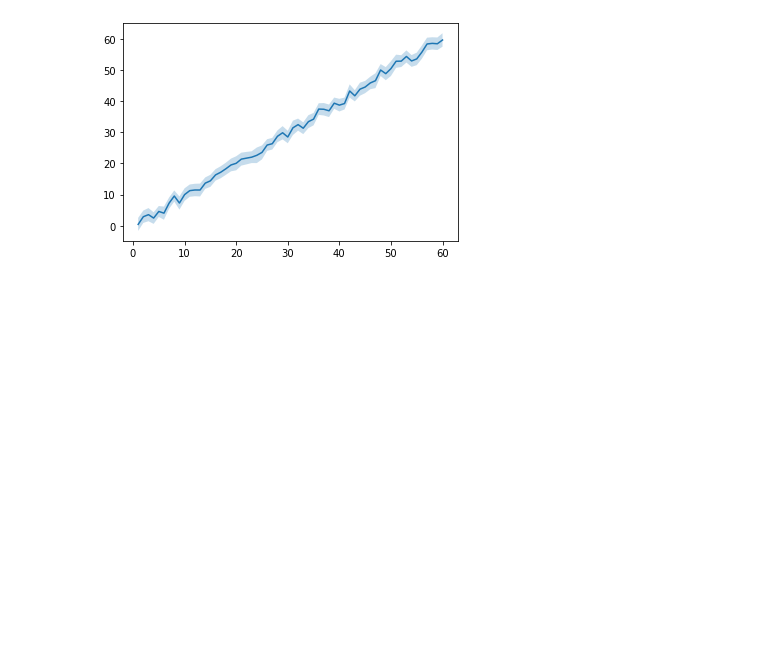
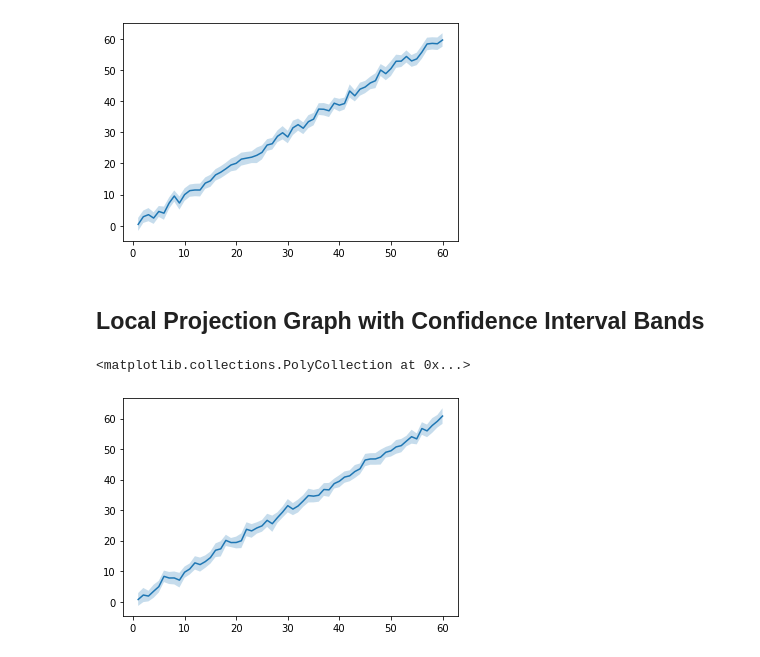
Before and after one commit to c-d-cotton/python-data-examples, a Jupyter notebook: graphs.ipynb, the cells around one changed output. Saved outputs shown, nothing was run; the diff lists cells and outputs as text; code cells hidden in the pictures; blank space fills up the shorter version.

```diff
--- a/graphs.ipynb
+++ b/graphs.ipynb
@@ -155,3 +155,30 @@ plt.fill_between(years, [coeffs[i] - 1.96 * stds[i] for i in range(len(years))],
 # %% [output]
 <matplotlib.collections.PolyCollection at 0x...>
 [figure]
+# %% [markdown]
+## Local Projection Graph with Confidence Interval Bands
+# %%
+N = 100
+coeffs = []
+ucs = []
+lcs = []
+years = list(range(1, 61))
+for i in years:
+    x_t = np.random.normal(size = N)
+    u_t = np.random.normal(size = N, scale = 10)
+    y_tpi = i * x_t + u_t
+
+    dfscat = pd.DataFrame({'y_tpi': y_tpi, 'x_t': x_t})
+
+    # model = sm.OLS(y_tpi, X, missing = 'drop').fit()
+    model = smf.ols(formula = 'y_tpi ~ x_t', data = dfscat).fit()
+    coeffs.append( model.params['x_t'] )
+
+    ucs.append( model.conf_int(alpha = 0.05).loc['x_t', 0] )
+    lcs.append( model.conf_int(alpha = 0.05).loc['x_t', 1] )
+
+plt.plot(years, coeffs)
+plt.fill_between(years, lcs, ucs, alpha = 0.25)
+# %% [output]
+<matplotlib.collections.PolyCollection at 0x...>
+[figure, added]
```
Also changed, not shown: 1 other file.
